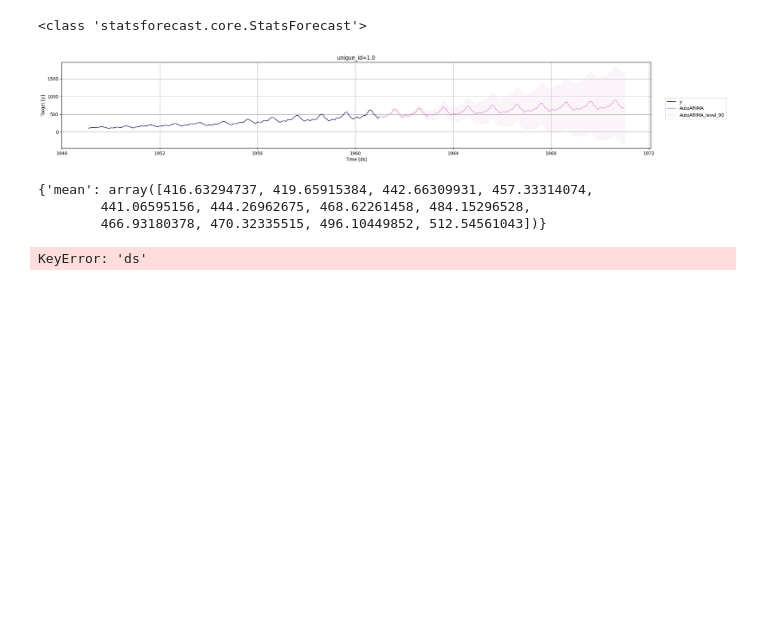
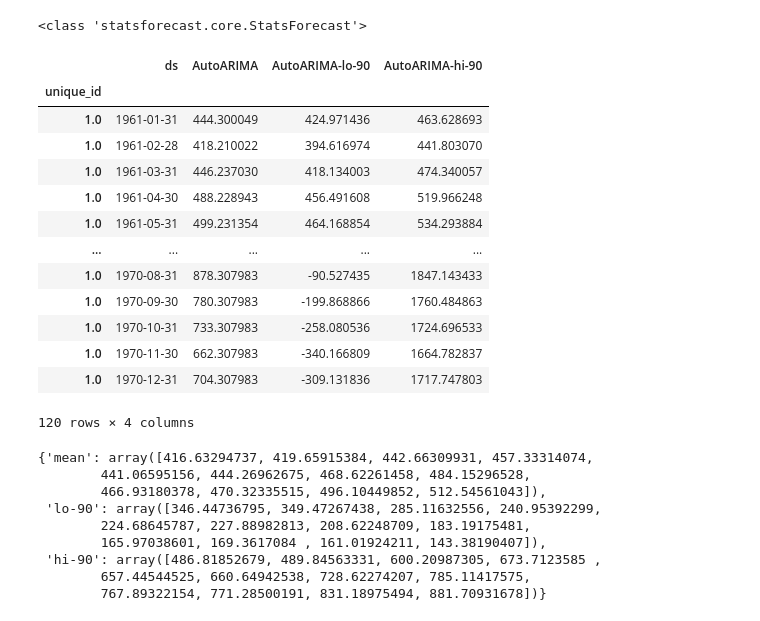
Before and after one commit to urieliram/forecast, a Jupyter notebook: nixtla_examples.ipynb, the cells around one changed output. Saved outputs shown, nothing was run; the diff lists cells and outputs as text; code cells hidden in the pictures; blank space fills up the shorter version.

```diff
--- a/nixtla_examples.ipynb
+++ b/nixtla_examples.ipynb
@@ -12,7 +12,7 @@ StatsForecast.plot(df, plot_random = False, max_insample_length = 100)
 # %%
 sf = StatsForecast(
     models = [AutoARIMA(season_length = 12)],
-    freq = 'ME'
+    freq = 'M'
 )
 sf.fit(df)
 forecast_df = sf.predict(h=120, level=[90])
@@ -21,8 +21,22 @@ print(type(sf))
 <class 'statsforecast.core.StatsForecast'>
 # %%
 sf.plot(df, forecast_df, level=[90])
+forecast_df
 # %% [output]
-[figure, removed]
+|  | ds | AutoARIMA | AutoARIMA-lo-90 | AutoARIMA-hi-90 |
+| unique_id |  |  |  |  |
+| 1.0 | 1961-01-31 | 444.300049 | 424.971436 | 463.628693 |
+| 1.0 | 1961-02-28 | 418.210022 | 394.616974 | 441.803070 |
+| 1.0 | 1961-03-31 | 446.237030 | 418.134003 | 474.340057 |
+| 1.0 | 1961-04-30 | 488.228943 | 456.491608 | 519.966248 |
+| 1.0 | 1961-05-31 | 499.231354 | 464.168854 | 534.293884 |
+| ... | ... | ... | ... | ... |
+| 1.0 | 1970-08-31 | 878.307983 | -90.527435 | 1847.143433 |
+| 1.0 | 1970-09-30 | 780.307983 | -199.868866 | 1760.484863 |
+| 1.0 | 1970-10-31 | 733.307983 | -258.080536 | 1724.696533 |
+| 1.0 | 1970-11-30 | 662.307983 | -340.166809 | 1664.782837 |
+| 1.0 | 1970-12-31 | 704.307983 | -309.131836 | 1717.747803 |
+120 rows × 4 columns
 # %%
 # AutoETS' usage example
 
@@ -30,13 +44,15 @@ sf.plot(df, forecast_df, level=[90])
 autoets = AutoETS(model='ZMZ',
               season_length=4)
 autoets = autoets.fit(y=ap)
-y_hat_dict = autoets.predict(h=12)
+y_hat_dict = autoets.predict(h=12, level=[90])
 y_hat_dict
 # %% [output]
 {'mean': array([416.63294737, 419.65915384, 442.66309931, 457.33314074,
         441.06595156, 444.26962675, 468.62261458, 484.15296528,
-        466.93180378, 470.32335515, 496.10449852, 512.54561043])}
+        466.93180378, 470.32335515, 496.10449852, 512.54561043]),
+ 'lo-90': array([346.44736795, 349.47267438, 285.11632556, 240.95392299,
+        224.68645787, 227.88982813, 208.62248709, 183.19175481,
+        165.97038601, 169.3617084 , 161.01924211, 143.38190407]),
+ 'hi-90': array([486.81852679, 489.84563331, 600.20987305, 673.7123585 ,
+        657.44544525, 660.64942538, 728.62274207, 785.11417575,
+        767.89322154, 771.28500191, 831.18975494, 881.70931678])}
-# %%
-sf.plot(df, y_hat_dict)
-# %% [output]
-KeyError: 'ds'
```
Also changed, not shown: 3 other files.
